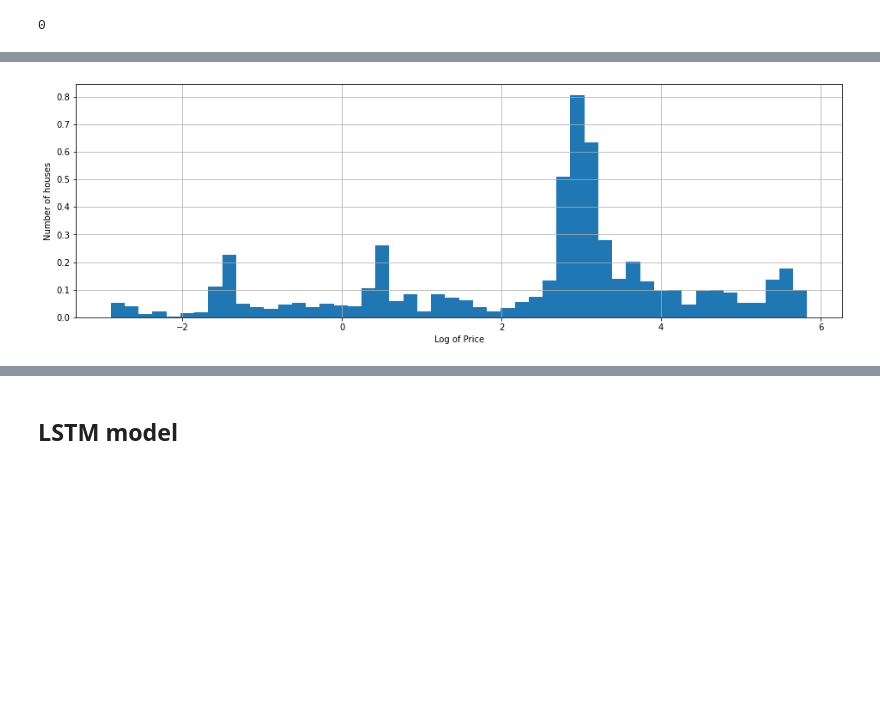
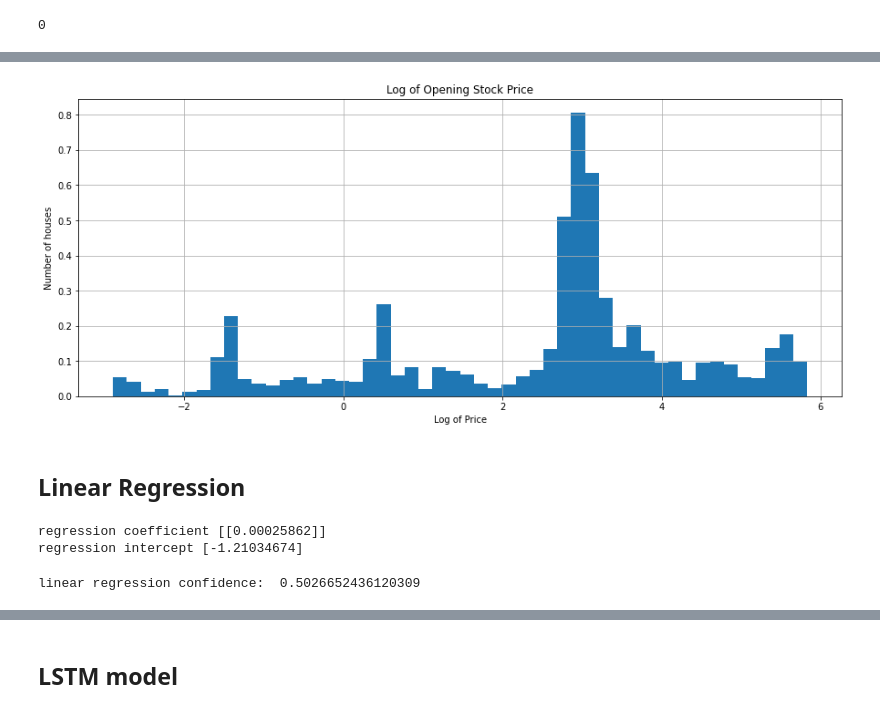
Before and after one commit to yeva-190/Stock_price_prediction, a Jupyter notebook: stock_price_prediction.ipynb, the cells around one changed output, grey strips where cells are left out. Drawn from its saved outputs; the diff is of its cells as text; code cells hidden in the pictures; blank space fills up the shorter version.

```diff
--- a/stock_price_prediction.ipynb
+++ b/stock_price_prediction.ipynb
@@ -129,7 +140,11 @@ msft = pd.DataFrame(msft_hist)
 # %%
+plt.figure(figsize=(15, 6))
 np.log(msft['Open']).hist(bins=50, density=True)
 plt.ylabel('Number of houses')
 plt.xlabel('Log of Price')
+plt.title('Log of Opening Stock Price')
 plt.show()
 # %% [output]
-[figure, old version]
+[figure, new version]
+# %% [markdown]
+## Linear Regression
@@ -135,0 +160,13 @@ plt.show()
+# %%
+lr = LinearRegression()
+lr.fit(x_train.to_numpy().reshape(-1, 1), y_train)
+print("regression coefficient",regression.coef_)
+print("regression intercept",regression.intercept_)
+# %% [output]
+regression coefficient [[0.00025862]]
+regression intercept [-1.21034674]
+# %%
+regression_confidence = regression.score(x_test.to_numpy().reshape(-1,1), y_test)
+print("linear regression confidence: ", regression_confidence)
+# %% [output]
+linear regression confidence:  0.5026652436120309
```
Also changed, not shown: parts of 27 cells of this notebook.
